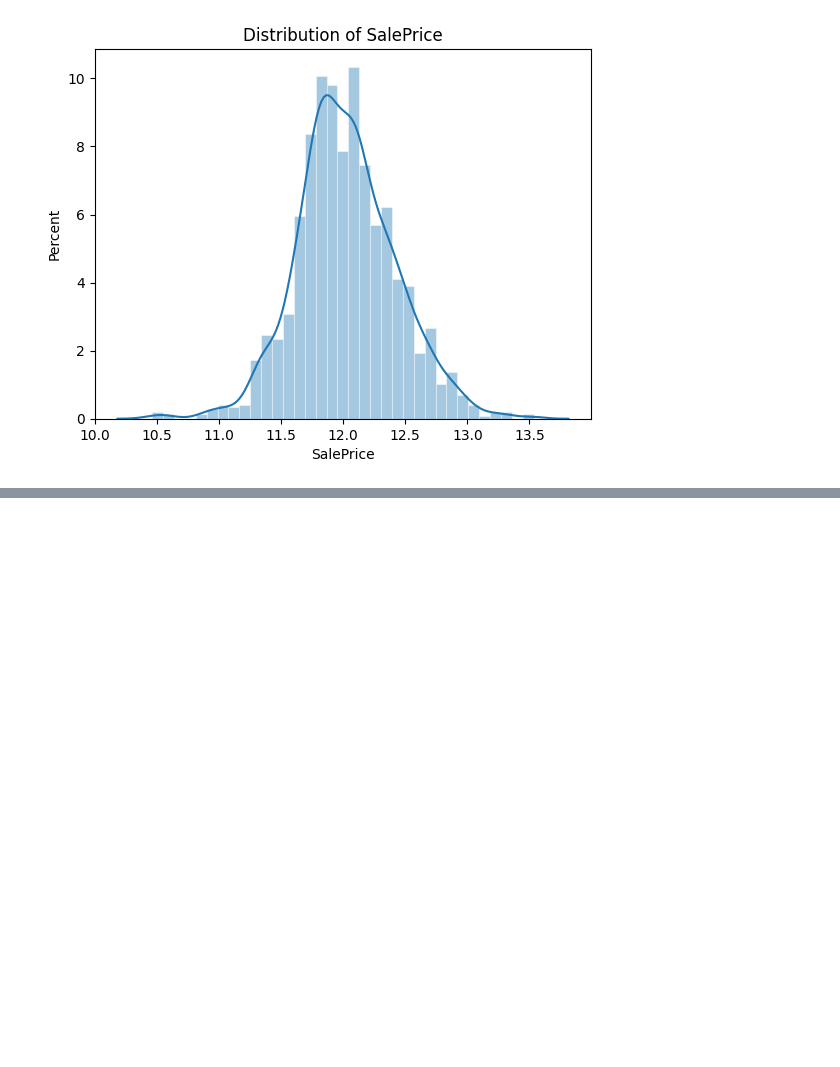
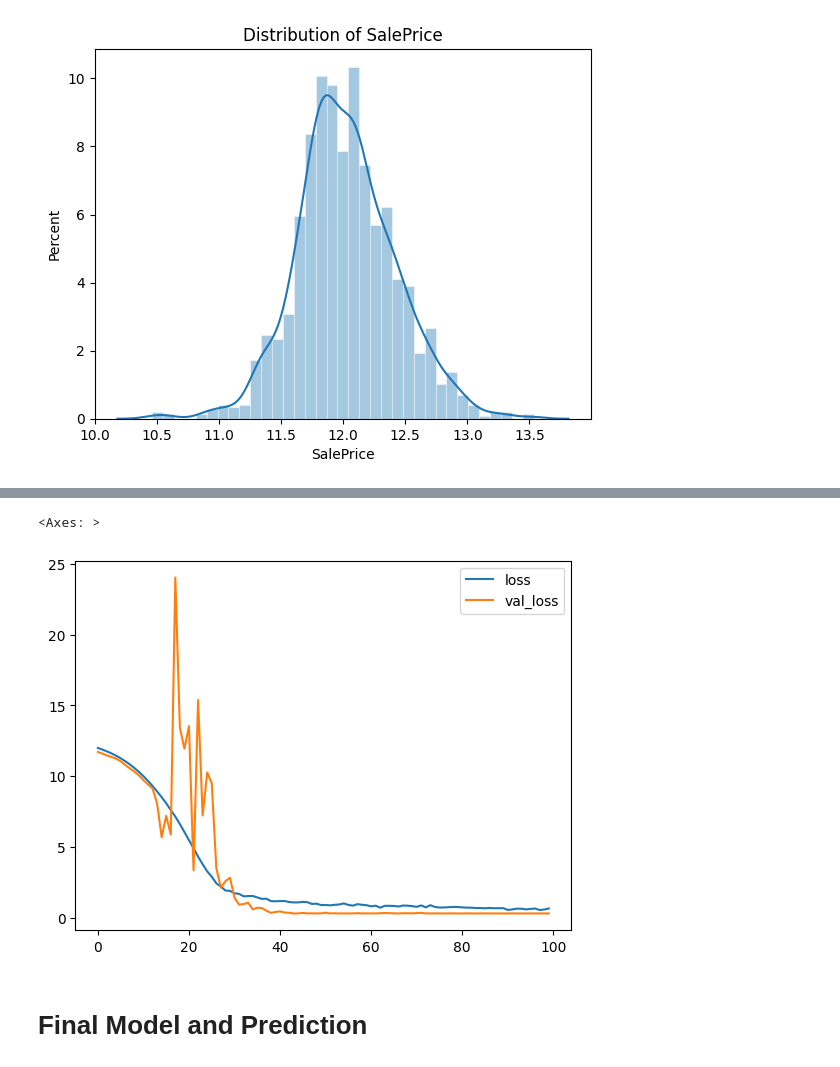
Before and after one commit to myang987/kaggle-housing-price, a Jupyter notebook: working.ipynb, the cells around one changed output, grey strips where cells are left out. Drawn from its saved outputs; the diff is of its cells as text; code cells hidden in the pictures; blank space fills up the shorter version.

```diff
--- a/working.ipynb
+++ b/working.ipynb
@@ -269,2 +284,3 @@ fig.tight_layout(pad=1.0)
 # %%
 train_copy = train.copy()
+test_copy = test.copy()
@@ -354,9 +550,9 @@ Number of missing values: 0
 # %%
-train_copy['SalePrice'] = np.log(train['SalePrice'])
+train_final['SalePrice'] = np.log(train_copy['SalePrice'])
 
 plt.figure()
 sns.histplot(
-    train_copy.SalePrice, kde=True,
+    train_final.SalePrice, kde=True,
     stat="percent", kde_kws=dict(cut=3),
     alpha=.4, edgecolor=(1, 1, 1, .4)
 )
@@ -381,0 +714,45 @@ plt.show()
+# %%
+from tensorflow import keras
+from keras import layers
+
+nn_model = keras.Sequential([
+    layers.Dense(1024, activation='relu', input_shape=[248]),
+    layers.Dropout(0.3),
+    layers.BatchNormalization(),
+    layers.Dense(2048, activation='relu'),
+    layers.Dropout(0.3),
+    layers.BatchNormalization(),
+    layers.Dense(1024, activation='relu'),
+    layers.Dropout(0.3),
+    layers.BatchNormalization(),
+    layers.Dense(512, activation='relu'),
+    layers.Dropout(0.3),
+    layers.BatchNormalization(),
+    layers.Dense(256, activation='relu'),
+    layers.Dropout(0.3),
+    layers.BatchNormalization(),
+    layers.Dense(1),
+])
+# %%
+nn_model.compile(
+    optimizer='adam',
+    loss='mae',
+)
+
+history = nn_model.fit(
+    train_X, train_y,
+    validation_data=(val_X, val_y),
+    batch_size=256,
+    epochs=100,
+    verbose=0,
+)
+
+
+# Show the learning curves
+history_df = pd.DataFrame(history.history)
+history_df.loc[:, ['loss', 'val_loss']].plot()
+# %% [output]
+<Axes: >
+[figure, added]
+# %% [markdown]
+# Final Model and Prediction
```
Also changed, not shown: parts of 30 cells of this notebook, 1 other file.
